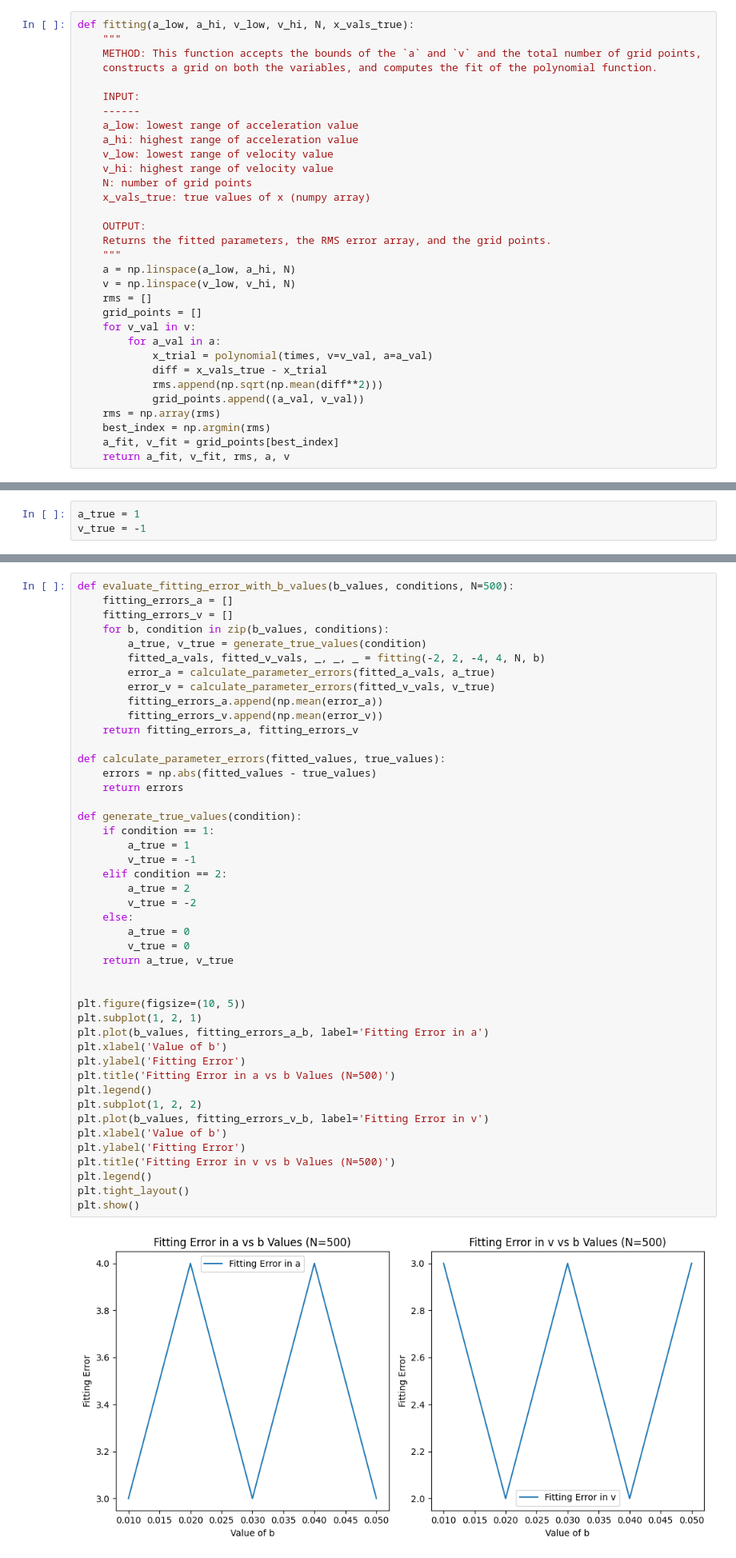
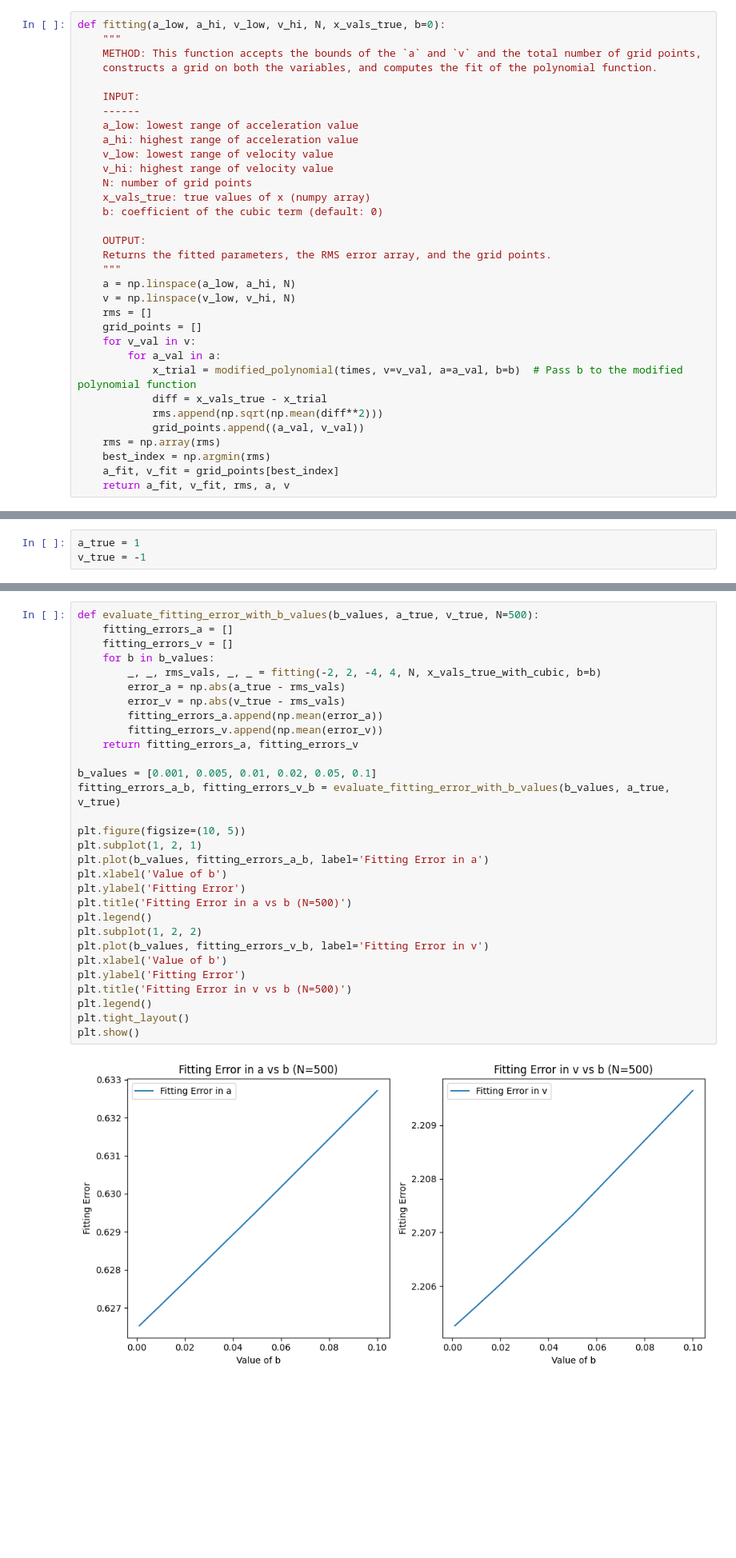
Before and after one commit to bblitz1/practice_codes, a Jupyter notebook: polynomial_fit/work_practice.ipynb, the cells around one changed output, grey strips where cells are left out. Shown at 80% size. Cells and saved outputs as stored; diff of their text form; blank space fills up the shorter version.

Commit message:
fix defining functions

```diff
--- a/polynomial_fit/work_practice.ipynb
+++ b/polynomial_fit/work_practice.ipynb
@@ -35,7 +35,7 @@ plt.show()
 # %% [output]
 [figure]
 # %%
-def fitting(a_low, a_hi, v_low, v_hi, N, x_vals_true):
+def fitting(a_low, a_hi, v_low, v_hi, N, x_vals_true, b=0):
     """
     METHOD: This function accepts the bounds of the `a` and `v` and the total number of grid points,
     constructs a grid on both the variables, and computes the fit of the polynomial function.
@@ -48,6 +48,7 @@ def fitting(a_low, a_hi, v_low, v_hi, N, x_vals_true):
     v_hi: highest range of velocity value
     N: number of grid points
     x_vals_true: true values of x (numpy array)
+    b: coefficient of the cubic term (default: 0)
 
     OUTPUT:
     Returns the fitted parameters, the RMS error array, and the grid points.
@@ -58,7 +59,7 @@ def fitting(a_low, a_hi, v_low, v_hi, N, x_vals_true):
     grid_points = []
     for v_val in v:
         for a_val in a:
-            x_trial = polynomial(times, v=v_val, a=a_val)
+            x_trial = modified_polynomial(times, v=v_val, a=a_val, b=b)  # Pass b to the modified polynomial function
             diff = x_vals_true - x_trial
             rms.append(np.sqrt(np.mean(diff**2)))
             grid_points.append((a_val, v_val))
@@ -261,49 +262,34 @@ plt.show()
 # %% [output]
 [figure]
 # %%
-def evaluate_fitting_error_with_b_values(b_values, conditions, N=500):
+def evaluate_fitting_error_with_b_values(b_values, a_true, v_true, N=500):
     fitting_errors_a = []
     fitting_errors_v = []
-    for b, condition in zip(b_values, conditions):
-        a_true, v_true = generate_true_values(condition)
-        fitted_a_vals, fitted_v_vals, _, _, _ = fitting(-2, 2, -4, 4, N, b)
-        error_a = calculate_parameter_errors(fitted_a_vals, a_true)
-        error_v = calculate_parameter_errors(fitted_v_vals, v_true)
+    for b in b_values:
+        _, _, rms_vals, _, _ = fitting(-2, 2, -4, 4, N, x_vals_true_with_cubic, b=b)
+        error_a = np.abs(a_true - rms_vals)
+        error_v = np.abs(v_true - rms_vals)
         fitting_errors_a.append(np.mean(error_a))
         fitting_errors_v.append(np.mean(error_v))
     return fitting_errors_a, fitting_errors_v
 
-def calculate_parameter_errors(fitted_values, true_values):
-    errors = np.abs(fitted_values - true_values)
-    return errors
-
-def generate_true_values(condition):
-    if condition == 1:
-        a_true = 1
-        v_true = -1
-    elif condition == 2:
-        a_true = 2
-        v_true = -2
-    else:
-        a_true = 0
-        v_true = 0
-    return a_true, v_true
-
+b_values = [0.001, 0.005, 0.01, 0.02, 0.05, 0.1]
+fitting_errors_a_b, fitting_errors_v_b = evaluate_fitting_error_with_b_values(b_values, a_true, v_true)
 
 plt.figure(figsize=(10, 5))
 plt.subplot(1, 2, 1)
 plt.plot(b_values, fitting_errors_a_b, label='Fitting Error in a')
 plt.xlabel('Value of b')
 plt.ylabel('Fitting Error')
-plt.title('Fitting Error in a vs b Values (N=500)')
+plt.title('Fitting Error in a vs b (N=500)')
 plt.legend()
 plt.subplot(1, 2, 2)
 plt.plot(b_values, fitting_errors_v_b, label='Fitting Error in v')
 plt.xlabel('Value of b')
 plt.ylabel('Fitting Error')
-plt.title('Fitting Error in v vs b Values (N=500)')
+plt.title('Fitting Error in v vs b (N=500)')
 plt.legend()
 plt.tight_layout()
 plt.show()
 # %% [output]
-[figure, old version]
+[figure, new version]
```
Also changed, not shown: parts of 2 cells of this notebook.
